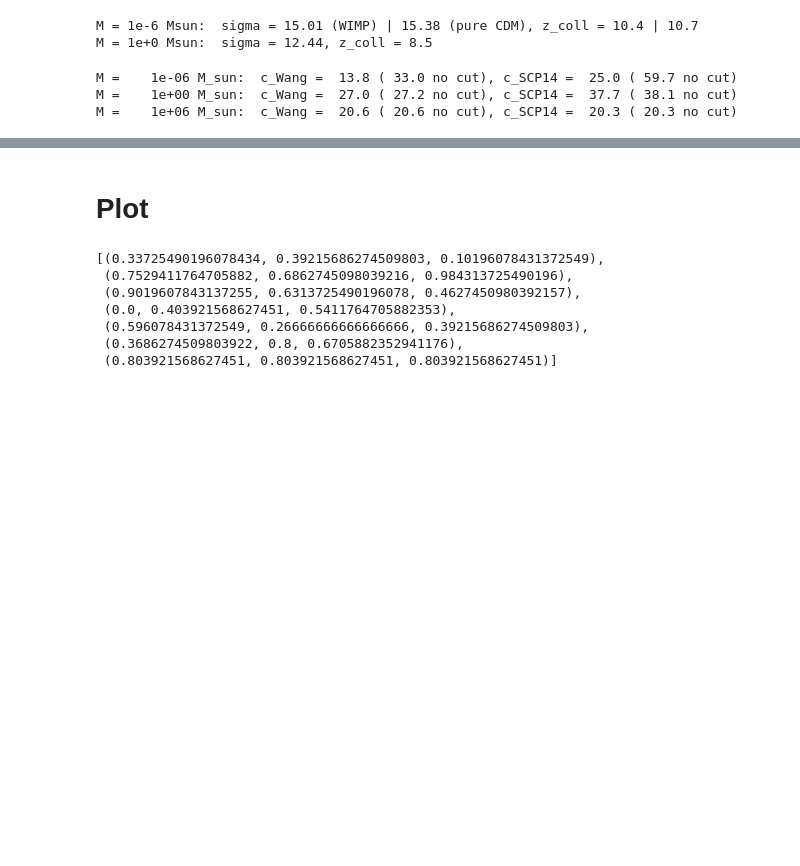
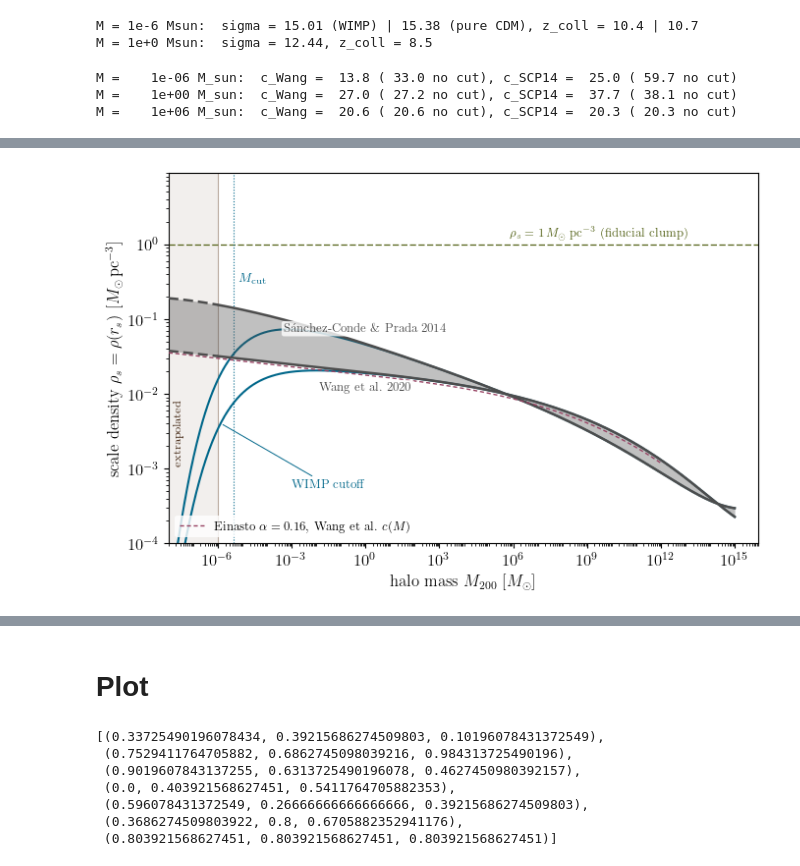
Before and after one commit to kenvantilburg/quaDM_lens, a Jupyter notebook: code/matter_power.ipynb, the cells around one changed output, grey strips where cells are left out. Drawn from its saved outputs; the diff is of its cells as text; code cells hidden in the pictures; blank space fills up the shorter version.

```diff
--- a/code/matter_power.ipynb
+++ b/code/matter_power.ipynb
@@ -424,0 +630,93 @@ M =    1e+06 M_sun:  c_Wang =  20.6 ( 20.6 no cut), c_SCP14 =  20.3 ( 20.3 no cu
+# %%
+# --- the scale density those concentrations imply ---
+# Produces figs/scale_density.pdf: the same two relations expressed as rho_s(M_200), which is
+# the quantity the astrometric signal actually responds to (the y axis of Fig. SNR) and the
+# reason the concentration spread matters. A halo of mass M_200 and concentration c has all
+# of its structure fixed, so rho_s follows from c alone -- and because rho_s ~ c^3, the ~1.8x
+# concentration gap at substellar masses becomes a factor ~5 in density.
+# Convention: rho_s = rho(r_s), matching rho_s_Einasto_200 and Sec. III B of the paper; the
+# standard NFW characteristic density rho_char = M_200 / (4 pi r_s^3 [ln(1+c) - c/(1+c)]) is
+# 4x larger. Colors as in the cell above: gray = pure CDM, blue = WIMP damping cutoff.
+def rho_s_NFW_200(M_200, conc):
+    """Scale density rho_s = rho(r_s) of an NFW halo of mass M_200 with concentration conc(M_200).
+    M_200 = (4 pi/3) 200 rho_crit r_200^3 gives rho_char = (200/3) rho_crit c^3/[ln(1+c) - c/(1+c)],
+    and rho_NFW(r_s) = rho_char/4."""
+    c = conc(M_200)
+    return (50/3) * rho_crit * c**3 / (np.log(1 + c) - c/(1 + c))
+
+fig, ax = plt.subplots(1, 1, figsize=(7, 4.6))
+
+rho_unit = M_Solar / pc**3
+xlim = (M_sun_c[0], M_sun_c[-1]); ylim = (1e-4, 3)      # same frame as the cell above
+_dec = np.arange(np.ceil(np.log10(xlim[0])), np.log10(xlim[1]) + 0.5)
+_maj = _dec[_dec % 3 == 0]
+ax.set_xscale('log'); ax.set_yscale('log')
+ax.set_xlim(xlim); ax.set_ylim(ylim)
+ax.set_xlabel(r'halo mass $M_{200}~[M_\odot]$')
+ax.set_ylabel(r'scale density $\rho_s = \rho(r_s)~[M_\odot\,\mathrm{pc^{-3}}]$')
+ax.set_xticks(10.0**_maj, minor=False)
+ax.set_xticks(np.outer(10.0**_dec, range(1, 10)).flatten(), minor=True)
+ax.xaxis.set_minor_formatter(plt.NullFormatter())
+ax.set_yticks(np.logspace(-4, 0, 5), minor=False)
+ax.set_yticks(np.outer(np.logspace(-4, 0, 5), range(1, 10)).flatten(), minor=True)
+ax.yaxis.set_minor_formatter(plt.NullFormatter())
+
+# masses below the simulated range: everything there is polynomial extrapolation
+ax.axvspan(xlim[0], M_fit_min, color=(0.36, 0.21, 0.11, 0.08), lw=0, zorder=0.5)
+ax.axvline(M_fit_min, color=(0.36, 0.21, 0.11, 0.45), lw=0.8, zorder=0.6)
+ax.text(xlim[0] * 10**0.4, 3e-3, r'extrapolated', rotation=90, fontsize=8.5,
+        color=(0.26, 0.15, 0.07), ha='center', va='center')
+
+# fiducial clump density of Fig. SNR and of the clump overlay above: CDM halos sit one to two
+# orders of magnitude below it, which is what the (M_L, rho_s) plane of Fig. SNR has to cover
+ax.axhline(1.0, color=colors[0], lw=0.9, ls=(0, (5, 2)), zorder=2.0)
+ax.text(3e9, 1.15, r'$\rho_s = 1\,M_\odot\,\mathrm{pc^{-3}}$ (fiducial clump)', color=colors[0],
+        fontsize=9, ha='center', va='bottom', zorder=4)
+
+# fiducial WIMP: the cutoff-suppressed concentrations, drawn under the gray (see cell above)
+ax.plot(M_sun_c, rho_s_NFW_200(vec_M_c, conc_Wang)  / rho_unit, color=colors[3], lw=1.5, zorder=2.2)
+ax.plot(M_sun_c, rho_s_NFW_200(vec_M_c, conc_SCP14) / rho_unit, color=colors[3], lw=1.5, zorder=2.2)
+ax.axvline(M_cut / M_Solar, color=colors[3], lw=0.8, ls='dotted', zorder=2.1)
+ax.text(M_cut / M_Solar * 1.5, 0.35, r'$M_\mathrm{cut}$', color=colors[3],
+        fontsize=9.5, ha='left', va='center')
+_M_pt = 1.3e-6                                      # same anchor on the blue curve as above
+ax.annotate(r'WIMP cutoff', xy=(_M_pt, rho_s_NFW_200(_M_pt * M_Solar, conc_Wang) / rho_unit),
+            xytext=(3e-2, 6e-4), color=colors[3], fontsize=9, ha='center', va='center', zorder=4,
+            bbox=dict(boxstyle='round,pad=0.20', facecolor=(1, 1, 1, 0.8), edgecolor='none'),
+            arrowprops=dict(arrowstyle='-', color=colors[3], lw=0.7, shrinkA=2, shrinkB=2))
+
+# pure CDM: the band between the two relations
+rho_W = rho_s_NFW_200(vec_M_c, conc_Wang_nocut)  / rho_unit
+rho_S = rho_s_NFW_200(vec_M_c, conc_SCP14_nocut) / rho_unit
+ax.fill_between(M_sun_c, rho_W, rho_S, color=dark_gray, alpha=0.35, lw=0, zorder=2.4)
+for r_ in (rho_W, rho_S):
+    ax.plot(M_sun_c[msk_fit],  r_[msk_fit],  color=dark_gray, lw=1.8, zorder=2.6)
+    ax.plot(M_sun_c[~msk_fit], r_[~msk_fit], color=dark_gray, lw=1.8, zorder=2.6, ls=(0, (4, 2)))
+
+# cross-check: the Einasto (alpha = 0.16) scale density of sensitivity_functions, built from the
+# same Wang et al. concentrations -- this is the curve that carries the LambdaCDM prediction of
+# Fig. SNR. It tracks the NFW lower edge to ~7%, i.e. the profile shape hardly matters here.
+msk_E = M_sun_c <= 1e12                             # tabulation range of rho_s_Einasto_200
+ax.plot(M_sun_c[msk_E], rho_s_Einasto_200(vec_M_c[msk_E]) / rho_unit, color=colors[4], lw=1.0,
+        ls=(0, (3, 2)), zorder=3, label=r'Einasto $\alpha = 0.16$, Wang et al.\ $c(M)$')
+ax.legend(loc='lower left', frameon=True, framealpha=0.8, facecolor='white',
+          edgecolor='none', fontsize=9)
+
+# in-place curve labels, as in the cell above
+def _lab_r(M_lab, conc, dy, va, text):
+    ax.text(M_lab, rho_s_NFW_200(M_lab * M_Solar, conc) / rho_unit * dy, text, color=dark_gray,
+            fontsize=9, ha='center', va=va, zorder=4,
+            bbox=dict(boxstyle='round,pad=0.18', facecolor=(1, 1, 1, 0.8), edgecolor='none'))
+_lab_r(1e0, conc_SCP14_nocut, 1.35, 'bottom', r"S\'anchez-Conde \& Prada 2014")
+_lab_r(1e0, conc_Wang_nocut,  0.74, 'top',    r'Wang et al.\ 2020')
+
+fig.tight_layout()
+fig.savefig('../figs/scale_density.pdf', bbox_inches='tight')
+
+for M in np.array([1e-8, 1e-6, 1e0, 1e6, 1e12]) * M_Solar:
+    print('M = %8.0e M_sun:  rho_s = %8.4f (Wang), %8.4f (SCP14) M_sun/pc^3  [ratio %.1f]'
+          '  | Einasto rho_s = %8.4f' % (M / M_Solar,
+          rho_s_NFW_200(M, conc_Wang_nocut) / rho_unit, rho_s_NFW_200(M, conc_SCP14_nocut) / rho_unit,
+          rho_s_NFW_200(M, conc_SCP14_nocut) / rho_s_NFW_200(M, conc_Wang_nocut),
+          rho_s_Einasto_200(M) / rho_unit))
+# %% [output]
@@ -425,3 +728,4 @@ M =    1e+06 M_sun:  c_Wang =  20.6 ( 20.6 no cut), c_SCP14 =  20.3 ( 20.3 no cu
+[figure, added]
 # %%
 # --- prompt cusps (Delos & White 2023): rho = A r^{-3/2} between r_core and r_cusp ---
 # Each density peak collapses promptly into a r^{-3/2} cusp; A and r_cusp follow from the peak.
```
Also changed, not shown: parts of 27 cells of this notebook, 31 other files.
